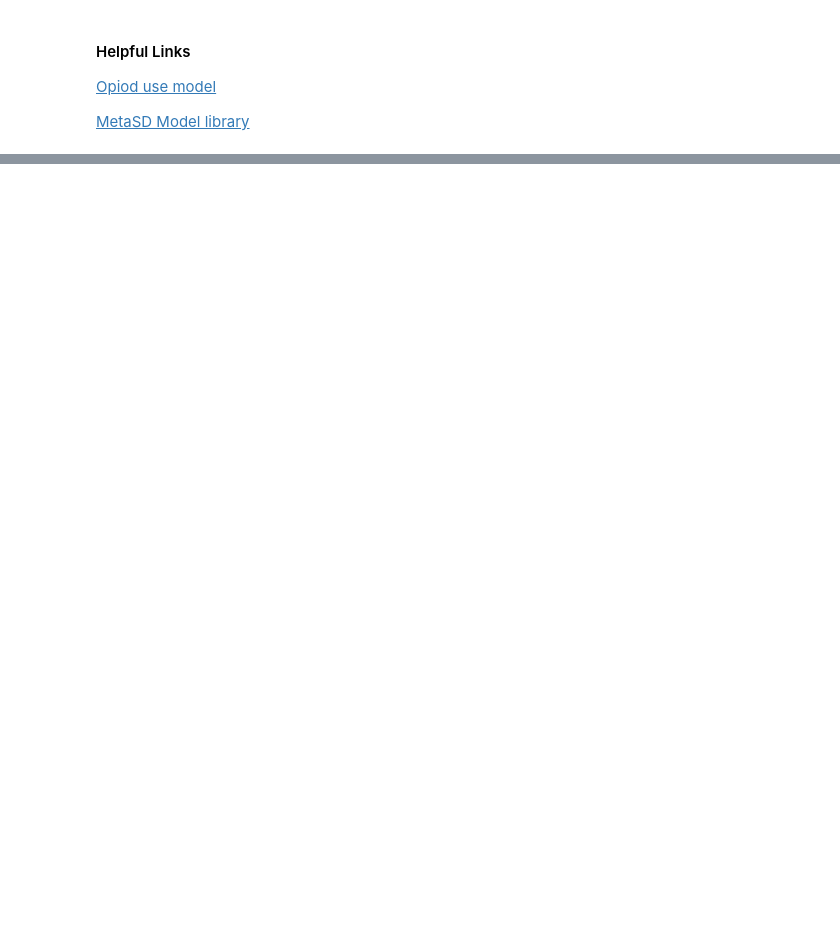
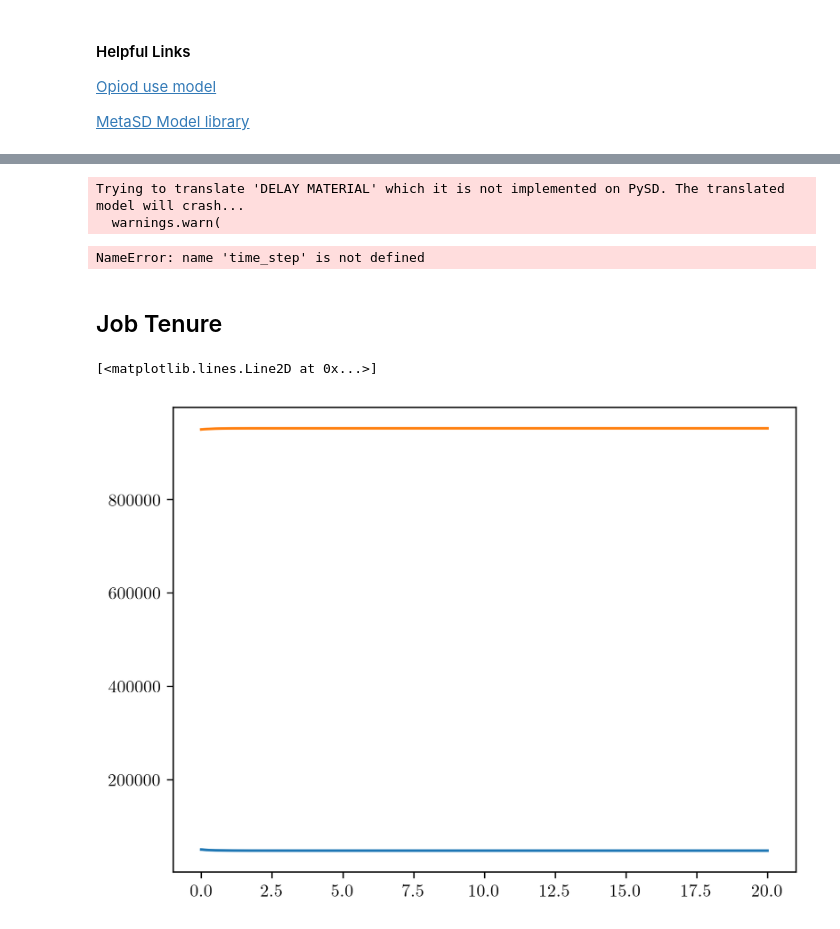
Before and after one commit to djpasseyjr/graphinference, a Jupyter notebook: Notebooks/Jupyter/StockAndFlowSimulations.ipynb, the cells around one changed output, grey strips where cells are left out. Saved outputs shown, nothing was run; the diff lists cells and outputs as text; code cells hidden in the pictures; blank space fills up the shorter version.

```diff
--- a/Notebooks/Jupyter/StockAndFlowSimulations.ipynb
+++ b/Notebooks/Jupyter/StockAndFlowSimulations.ipynb
@@ -427,0 +197,18 @@ R = lambda E: Rmax * (r*E)
+# %%
+thy_model = pysd.read_vensim("../../Data/ThyroidDynamics/thyroid-2008-d.mdl")
+# %% [output]
+Trying to translate 'DELAY MATERIAL' which it is not implemented on PySD. The translated model will crash...
+  warnings.warn(
+NameError: name 'time_step' is not defined
+# %% [markdown]
+## Job Tenure
+# %%
+job_model = pysd.read_vensim("../../Data/JobTenure/job_tenure.mdl")
+# %%
+X = job_model.run()
+
+plt.plot(X.Vacancies, label="Vacancies")
+plt.plot(X.Employees, label="Employees")
+# %% [output]
+[<matplotlib.lines.Line2D at 0x...>]
+[figure, added]
```
Also changed, not shown: parts of 25 cells of this notebook, 11 other files.
